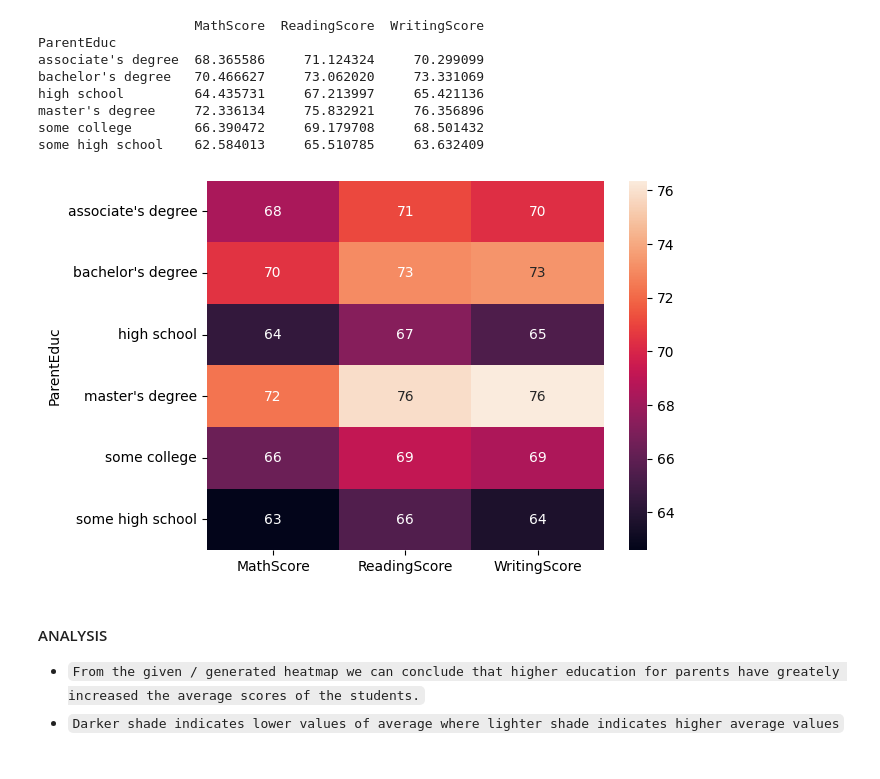
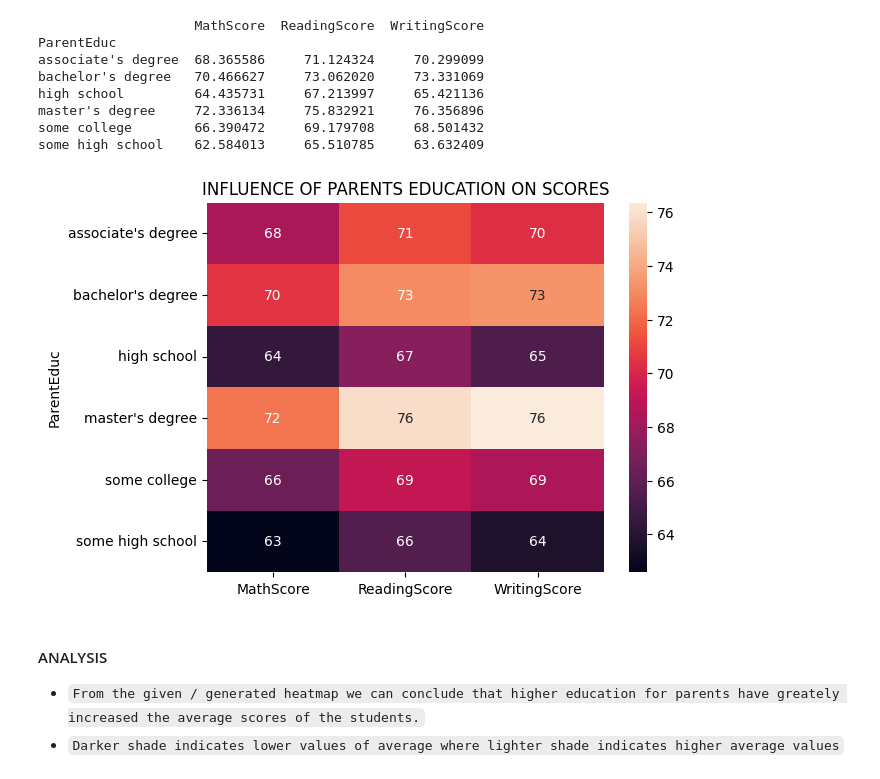
Before and after one commit to SUVAJIT-KARMAKAR/STUDENT-RESULT-ANALYSIS, a Jupyter notebook: RESULTANALYSIS.ipynb, the cells around one changed output. Cells and saved outputs as stored; diff of their text form; code cells hidden in the pictures.

```diff
--- a/RESULTANALYSIS.ipynb
+++ b/RESULTANALYSIS.ipynb
@@ -137,9 +162,10 @@ some college        66.390472     69.179708     68.501432
 some high school    62.584013     65.510785     63.632409
 # %%
 seab.heatmap(group_by_parent_education, annot=True)
+plot.title("INFLUENCE OF PARENTS EDUCATION ON SCORES")
 plot.show()
 # %% [output]
-[figure, old version]
+[figure, new version]
 # %% [markdown]
 #### ANALYSIS
 - `From the given / generated heatmap we can conclude that higher education for parents have greately increased the average scores of the students.`
```
Also changed, not shown: parts of 8 cells of this notebook, 1 other file.
